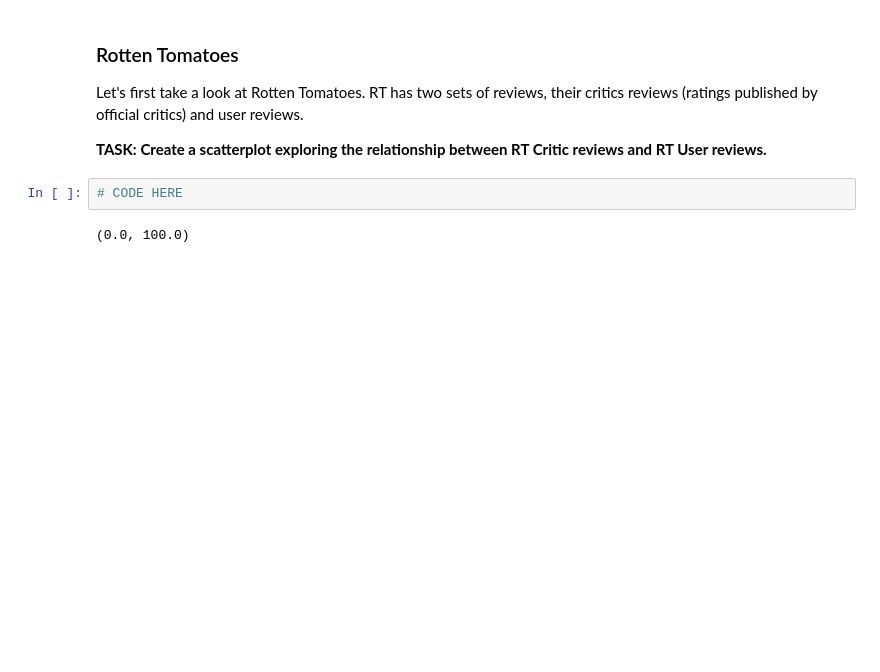
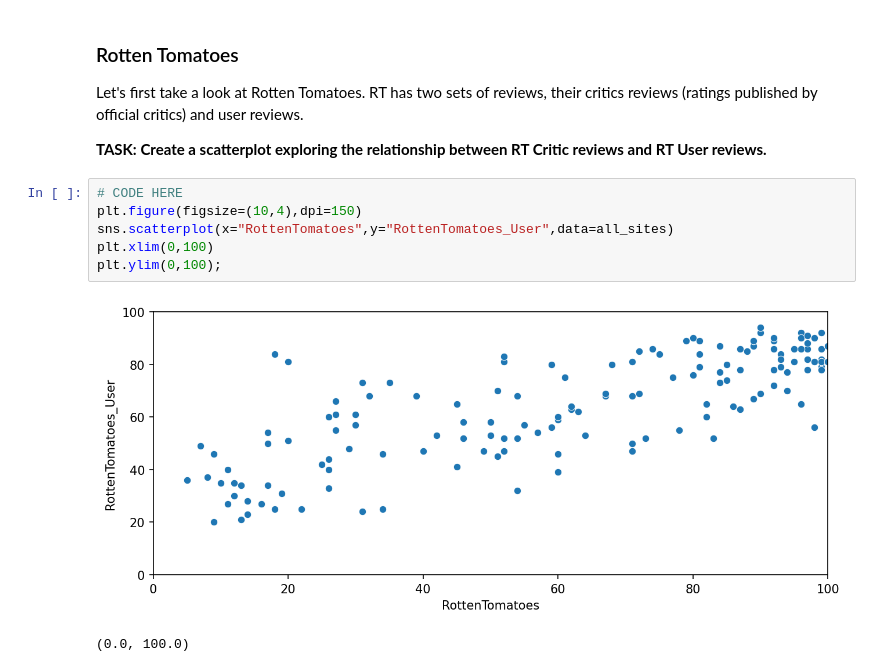
Before and after one commit to Ertugrul-Kurubal/DVwPy-Assigments, a Jupyter notebook: Capstone Project/Capstone-Project.ipynb, the cells around one changed output. Cells and saved outputs as stored; diff of their text form; blank space fills up the shorter version.

Commit message:
RottenTomatoes Scatter

```diff
--- a/Capstone Project/Capstone-Project.ipynb
+++ b/Capstone Project/Capstone-Project.ipynb
@@ -484,8 +484,14 @@ memory usage: 9.2+ KB
 Let's first take a look at Rotten Tomatoes. RT has two sets of reviews, their critics reviews (ratings published by official critics) and user reviews.
 
 **TASK: Create a scatterplot exploring the relationship between RT Critic reviews and RT User reviews.**
-# %%
-# CODE HERE
+# %%
+# CODE HERE
+plt.figure(figsize=(10,4),dpi=150)
+sns.scatterplot(x="RottenTomatoes",y="RottenTomatoes_User",data=all_sites)
+plt.xlim(0,100)
+plt.ylim(0,100);
+# %% [output]
+[figure, added]
 # %%
 # %% [output]
 (0.0, 100.0)
```
